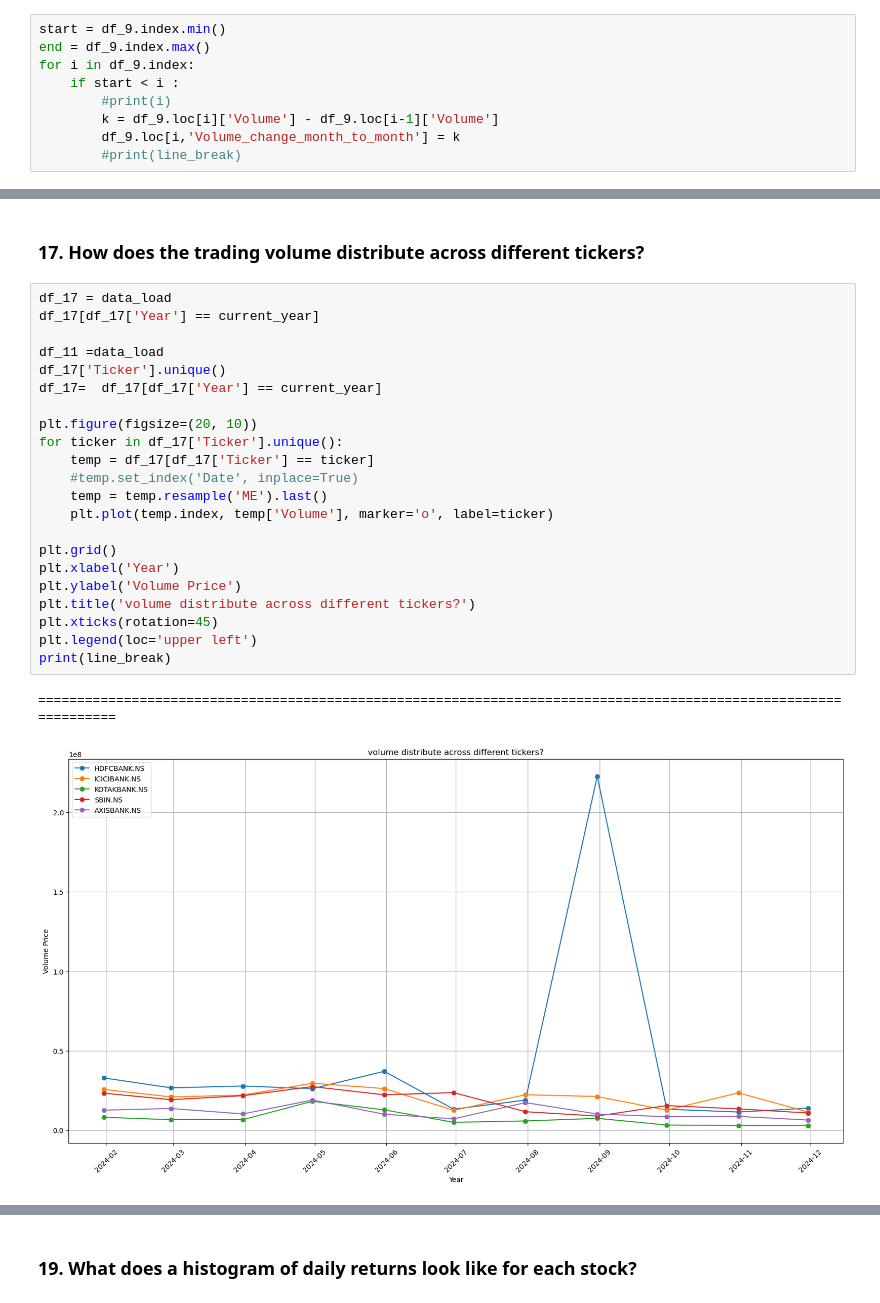
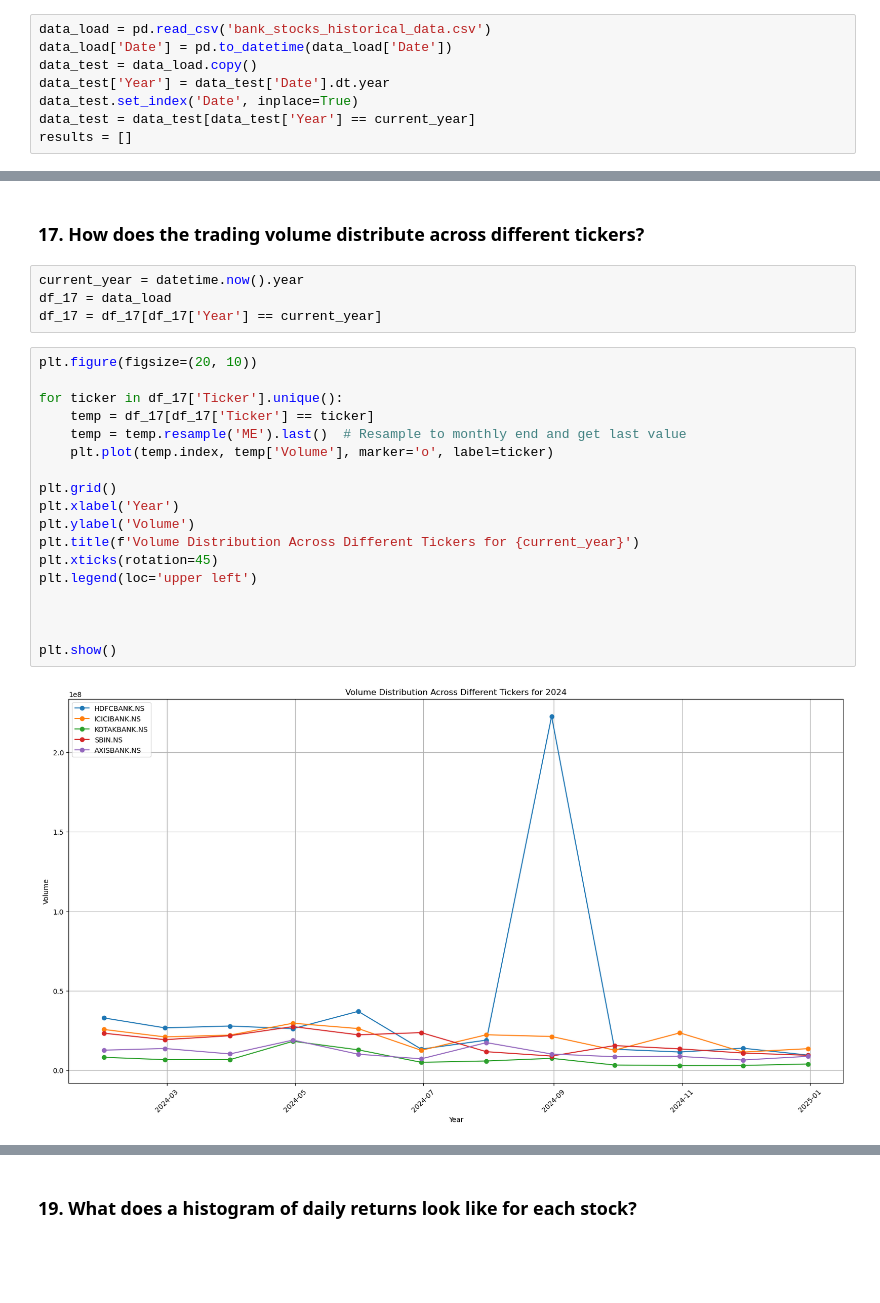
Before and after one commit to kakani17481a0566/live_stock_analysis, a Jupyter notebook: live_stock/Stock_market_analysis.ipynb, the cells around one changed output, grey strips where cells are left out. Drawn from its saved outputs; the diff is of its cells as text; blank space fills up the shorter version.

```diff
--- a/live_stock/Stock_market_analysis.ipynb
+++ b/live_stock/Stock_market_analysis.ipynb
@@ -282,10 +274,9 @@ df_9.reset_index(inplace=True)
-# %%
-start = df_9.index.min()
-end = df_9.index.max()
-for i in df_9.index:
-    if start < i :
-        #print(i)
-        k = df_9.loc[i]['Volume'] - df_9.loc[i-1]['Volume']
-        df_9.loc[i,'Volume_change_month_to_month'] = k
-        #print(line_break)
+# %%
+data_load = pd.read_csv('bank_stocks_historical_data.csv')
+data_load['Date'] = pd.to_datetime(data_load['Date'])
+data_test = data_load.copy()
+data_test['Year'] = data_test['Date'].dt.year
+data_test.set_index('Date', inplace=True)
+data_test = data_test[data_test['Year'] == current_year]
+results = []
 # %%
@@ -423,27 +426,26 @@ plt.show()
 # %% [markdown]
 ### 17. How does the trading volume distribute across different tickers?
+# %%
+current_year = datetime.now().year
+df_17 = data_load
+df_17 = df_17[df_17['Year'] == current_year]
 # %%
-df_17 = data_load
-df_17[df_17['Year'] == current_year]
+plt.figure(figsize=(20, 10))
 
-df_11 =data_load
-df_17['Ticker'].unique()
-df_17=  df_17[df_17['Year'] == current_year]
-
-plt.figure(figsize=(20, 10))
 for ticker in df_17['Ticker'].unique():
     temp = df_17[df_17['Ticker'] == ticker]
-    #temp.set_index('Date', inplace=True)
-    temp = temp.resample('ME').last()
+    temp = temp.resample('ME').last()  # Resample to monthly end and get last value
     plt.plot(temp.index, temp['Volume'], marker='o', label=ticker)
 
 plt.grid()
 plt.xlabel('Year')
-plt.ylabel('Volume Price')
-plt.title('volume distribute across different tickers?')
+plt.ylabel('Volume')
+plt.title(f'Volume Distribution Across Different Tickers for {current_year}')
 plt.xticks(rotation=45)
 plt.legend(loc='upper left')
-print(line_break)
+
+
+
+plt.show()
 # %% [output]
-=================================================================================================================
-[figure, old version]
+[figure, new version]
```
Also changed, not shown: parts of 36 cells of this notebook, 1 other file.
